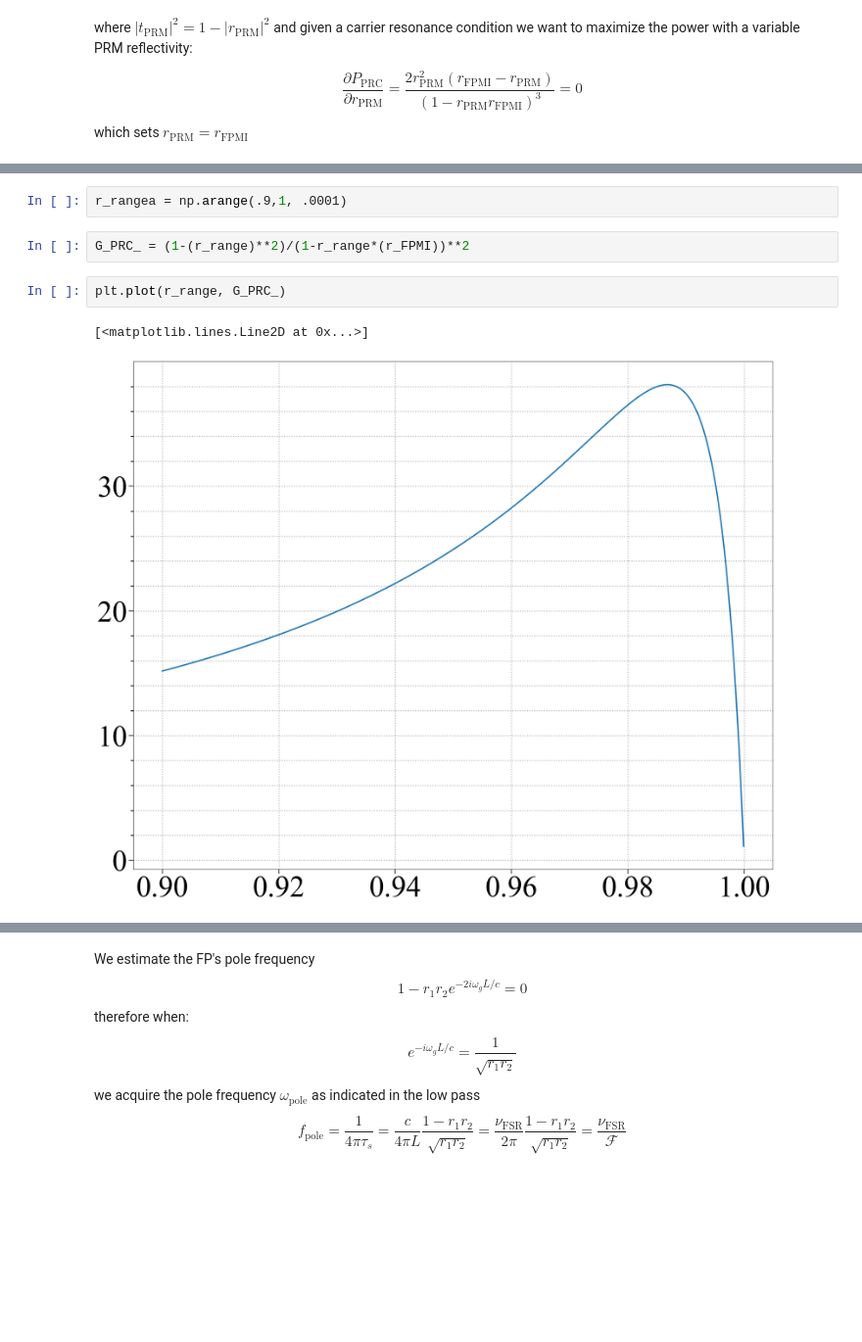
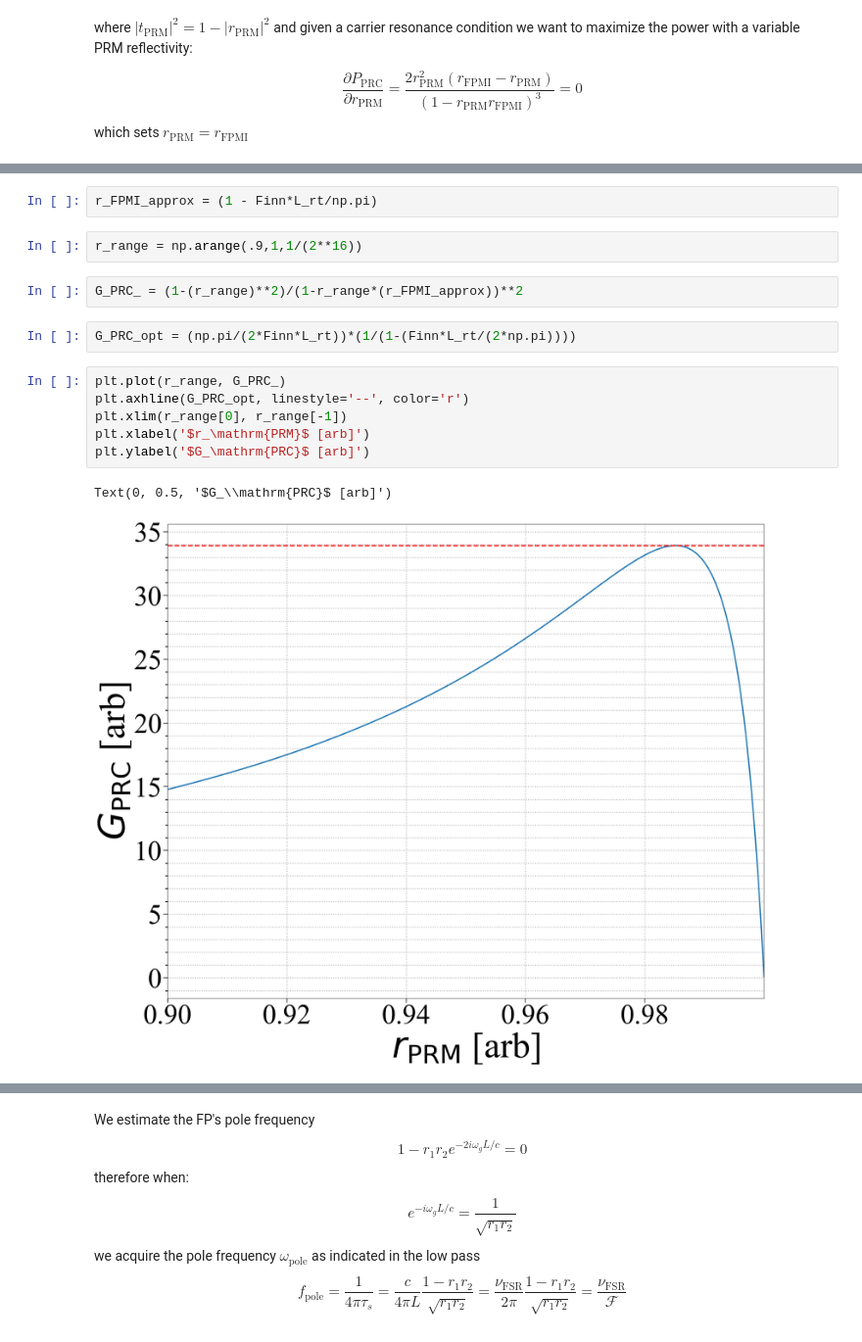
Before and after one commit to dancvan/dissertation, a Jupyter notebook: code/drfpmi_fr.ipynb, the cells around one changed output, grey strips where cells are left out. Shown at 98% size. Drawn from its saved outputs; the diff is of its cells as text; blank space fills up the shorter version.

```diff
--- a/code/drfpmi_fr.ipynb
+++ b/code/drfpmi_fr.ipynb
@@ -81,10 +99,18 @@ Finn/np.pi
+# %%
+r_FPMI_approx = (1 - Finn*L_rt/np.pi)
 # %%
-r_rangea = np.arange(.9,1, .0001)
+r_range = np.arange(.9,1,1/(2**16))
 # %%
-G_PRC_ = (1-(r_range)**2)/(1-r_range*(r_FPMI))**2
+G_PRC_ = (1-(r_range)**2)/(1-r_range*(r_FPMI_approx))**2
-# %%
-plt.plot(r_range, G_PRC_)
-# %% [output]
-[<matplotlib.lines.Line2D at 0x...>]
-[figure, removed]
+# %%
+G_PRC_opt = (np.pi/(2*Finn*L_rt))*(1/(1-(Finn*L_rt/(2*np.pi))))
+# %%
+plt.plot(r_range, G_PRC_)
+plt.axhline(G_PRC_opt, linestyle='--', color='r')
+plt.xlim(r_range[0], r_range[-1])
+plt.xlabel('$r_\mathrm{PRM}$ [arb]')
+plt.ylabel('$G_\mathrm{PRC}$ [arb]')
+# %% [output]
+Text(0, 0.5, '$G_\\mathrm{PRC}$ [arb]')
+[figure, added]
 # %%
```
Also changed, not shown: parts of 36 cells of this notebook.
